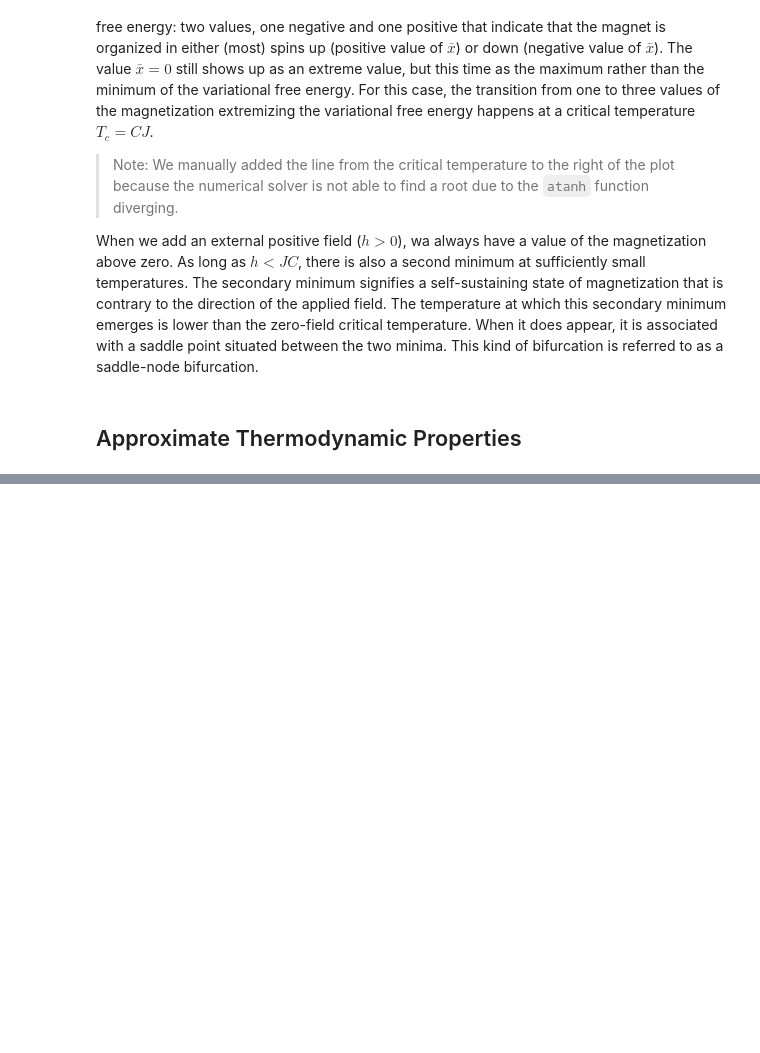
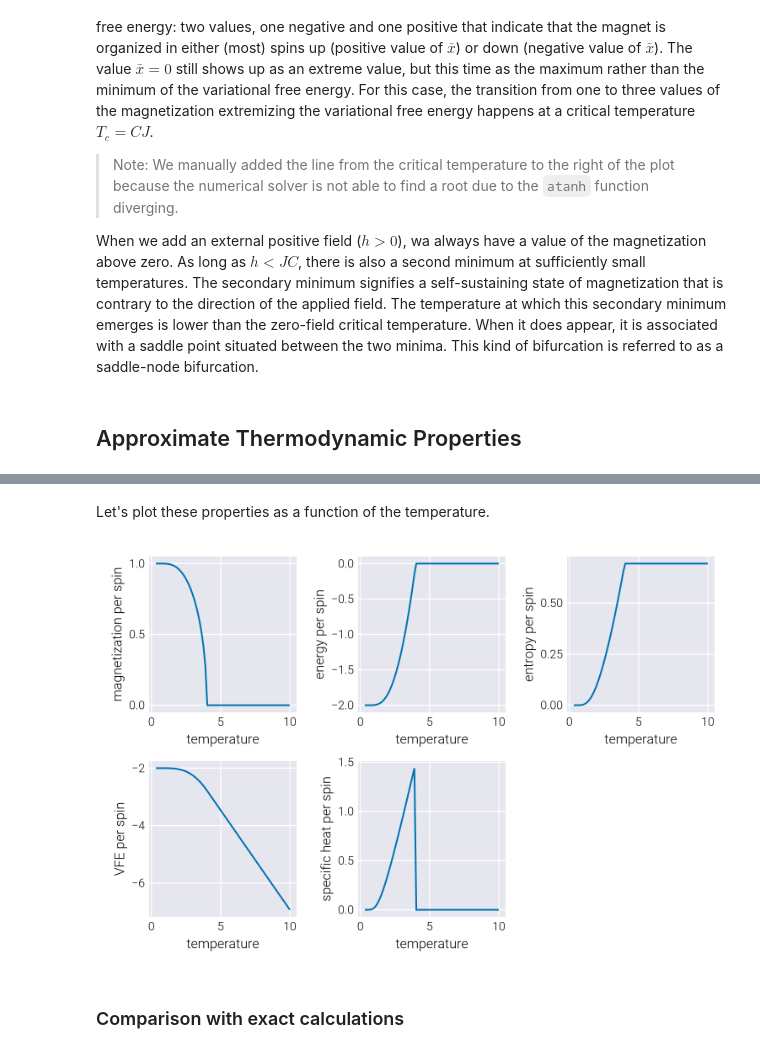
Before and after one commit to mrazomej/active_inference_tutorials, a Jupyter notebook: code/exploratory/ising_model_vfe.ipynb, the cells around one changed output, grey strips where cells are left out. Saved outputs shown, nothing was run; the diff lists cells and outputs as text; code cells hidden in the pictures; blank space fills up the shorter version.

```diff
--- a/code/exploratory/ising_model_vfe.ipynb
+++ b/code/exploratory/ising_model_vfe.ipynb
@@ -864,0 +806,40 @@ first(df_thermo, 5)
+# %% [markdown]
+Let's plot these properties as a function of the temperature.
+# %%
+# Define range of temperatures
+T_vfe = 10 .^ range(-0.5, 1, length=100)
+
+# Compute inverse temperature
+β_vfe = 1 ./ T_vfe
+
+# Compute extrema of VFE for each temperature
+thermo_vfe_prop = meanfield_thermo_properties(β_vfe)
+
+# Initialize figure
+fig = Figure(size=(750, 500))
+
+# Define number of rows and colums
+rows = 2
+cols = 3
+# Loop through each key of the vfe_extrema NamedTuple
+for (i, property) in enumerate(keys(thermo_vfe_prop))
+    # Obtain row and column index
+    row = (i - 1) ÷ cols + 1
+    col = (i - 1) % cols + 1
+    # Add axis
+    ax = Axis(
+        fig[row, col],
+        xlabel="temperature",
+        ylabel="$(replace(string(property), "_" => " ")) per spin",
+        # aspect=AxisAspect(1),
+    )
+
+    # Add line plot
+    lines!(ax, T_vfe, thermo_vfe_prop[property])
+end # for property
+
+fig
+# %% [output]
+[figure, added]
+# %% [markdown]
+### Comparison with exact calculations
```
Also changed, not shown: parts of 17 cells of this notebook.
